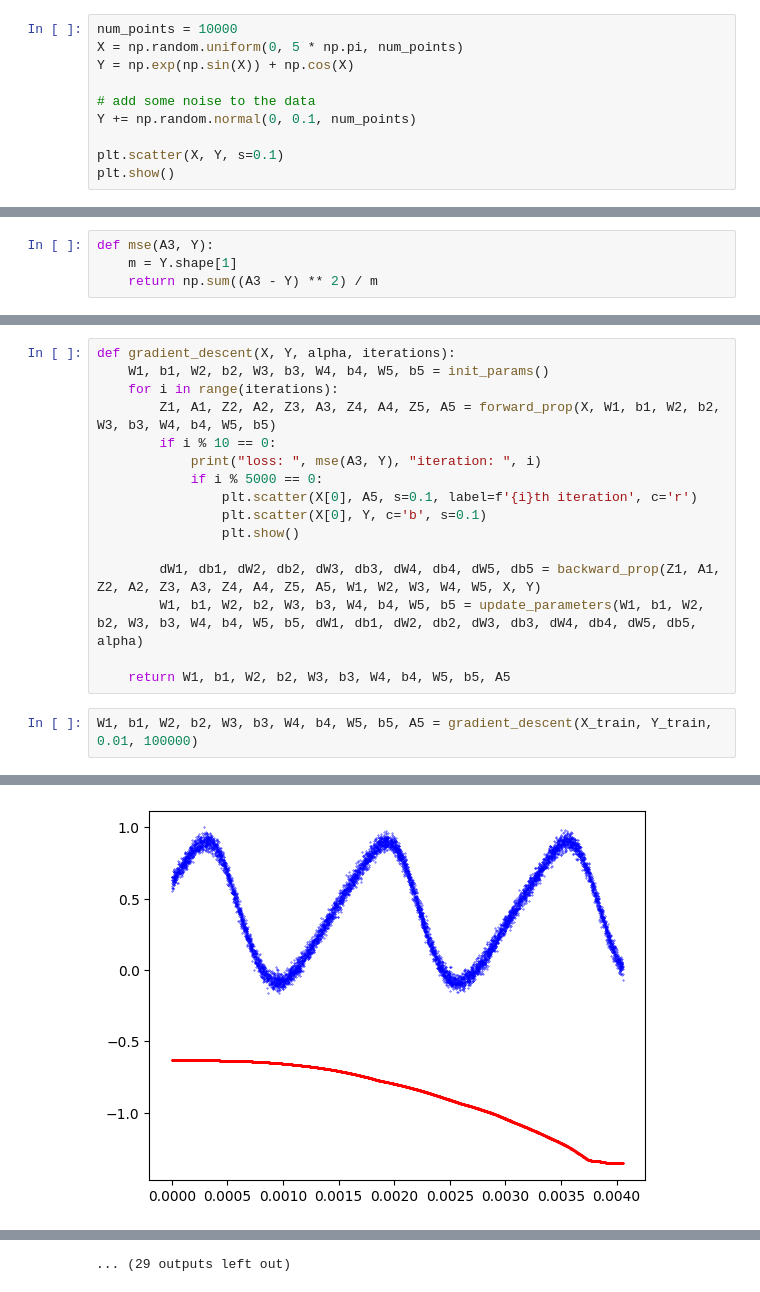
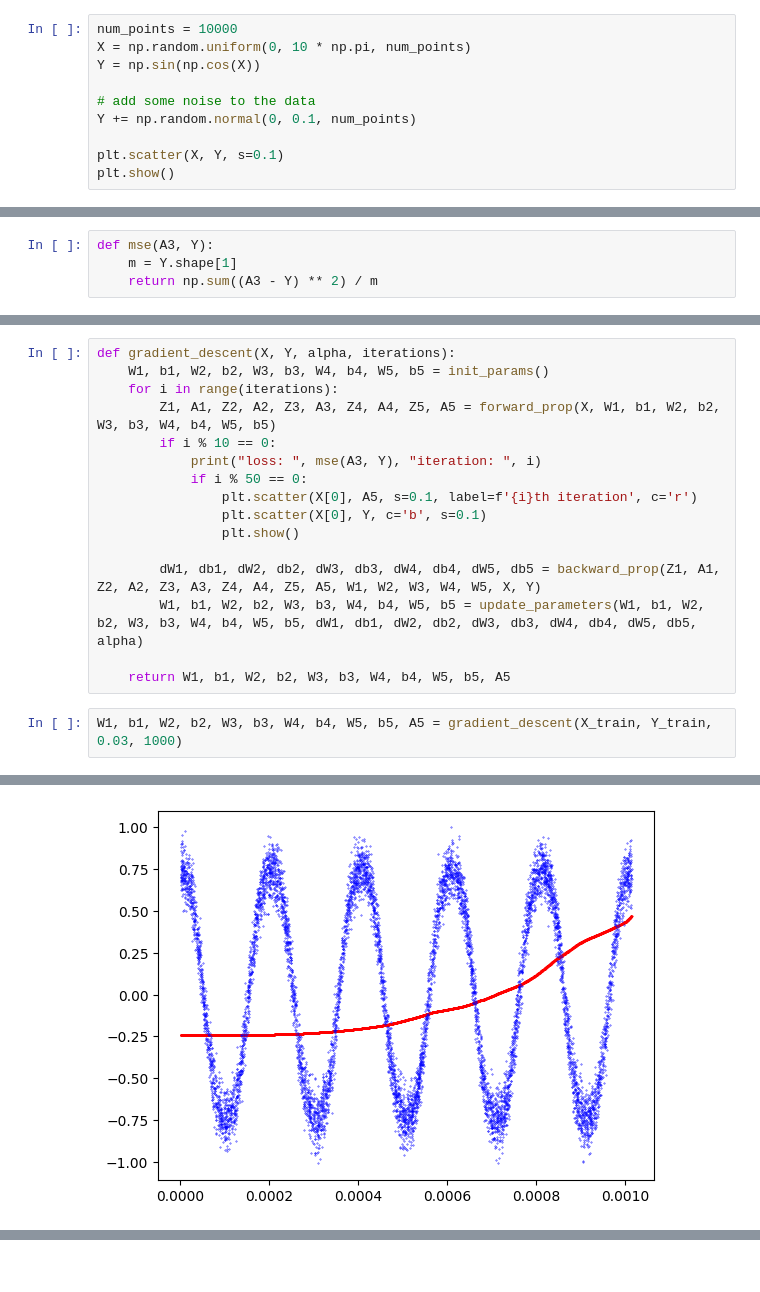
Before and after one commit to moleh13/Neural-Network, a Jupyter notebook: Function Approximation.ipynb, the cells around one changed output, grey strips where cells are left out. Cells and saved outputs as stored; diff of their text form.

```diff
--- a/Function Approximation.ipynb
+++ b/Function Approximation.ipynb
@@ -4,8 +4,8 @@ import pandas as pd
 from matplotlib import pyplot as plt
 # %%
 num_points = 10000
-X = np.random.uniform(0, 5 * np.pi, num_points)
-Y = np.exp(np.sin(X)) + np.cos(X)
+X = np.random.uniform(0, 10 * np.pi, num_points)
+Y = np.sin(np.cos(X))
 
 # add some noise to the data
 Y += np.random.normal(0, 0.1, num_points)
@@ -147,7 +147,7 @@ def gradient_descent(X, Y, alpha, iterations):
         Z1, A1, Z2, A2, Z3, A3, Z4, A4, Z5, A5 = forward_prop(X, W1, b1, W2, b2, W3, b3, W4, b4, W5, b5)
         if i % 10 == 0:
             print("loss: ", mse(A3, Y), "iteration: ", i)
-            if i % 5000 == 0:
+            if i % 50 == 0:
                 plt.scatter(X[0], A5, s=0.1, label=f'{i}th iteration', c='r')
                 plt.scatter(X[0], Y, c='b', s=0.1)
                 plt.show()
@@ -157,5 +157,5 @@ def gradient_descent(X, Y, alpha, iterations):
 
     return W1, b1, W2, b2, W3, b3, W4, b4, W5, b5, A5
 # %%
-W1, b1, W2, b2, W3, b3, W4, b4, W5, b5, A5 = gradient_descent(X_train, Y_train, 0.01, 100000)
+W1, b1, W2, b2, W3, b3, W4, b4, W5, b5, A5 = gradient_descent(X_train, Y_train, 0.03, 1000)
 # %% [output]
@@ -163 +163 @@ loss:  9.547660792233751 iteration:  0
-[figure, old version]
+[figure, new version]
@@ -254,4 +165,3 @@ loss:  12.487848271349426 iteration:  25000
-... (29 outputs left out)
 # %%
 Z1, A1, Z2, A2, Z3, A3, Z4, A4, Z5, y_pred = forward_prop(X_test, W1, b1, W2, b2, W3, b3, W4, b4, W5, b5)
 
```
Also changed, not shown: parts of 5 cells of this notebook, 1 other file.
